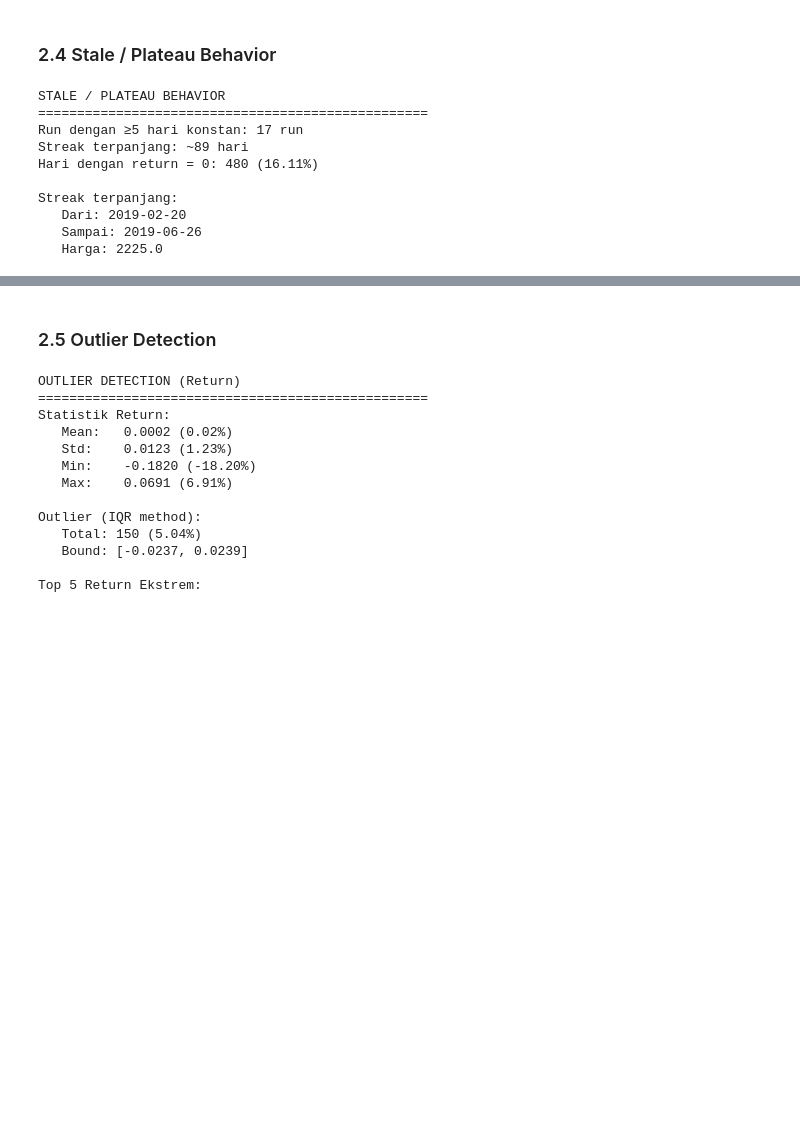
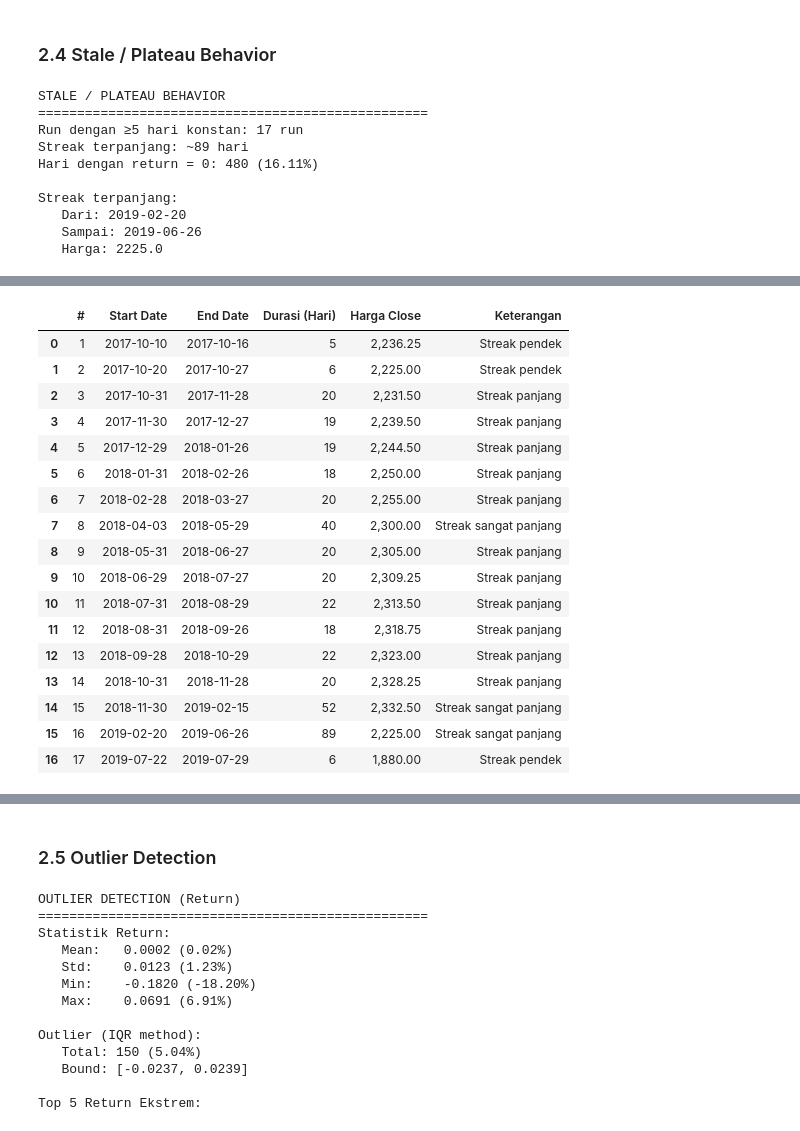
Before and after one commit to DonnyRZ/Alumunium-Price-Prediction, a Jupyter notebook: notebooks/EDA.ipynb, the cells around one changed output, grey strips where cells are left out. Saved outputs shown, nothing was run; the diff lists cells and outputs as text; code cells hidden in the pictures; blank space fills up the shorter version.

```diff
--- a/notebooks/EDA.ipynb
+++ b/notebooks/EDA.ipynb
@@ -234,0 +237,74 @@ Streak terpanjang:
+# %%
+# Fungsi untuk ekstrak semua streak ≥5 hari
+def extract_streaks(df, min_streak=5):
+    """Extract semua streak periode dengan harga konstan"""
+    df_temp = df.copy()
+    df_temp['Price_Changed'] = (df_temp['Close'] != df_temp['Close'].shift(1)).astype(int)
+    df_temp['Streak_Group'] = (df_temp['Price_Changed'] != df_temp['Price_Changed'].shift(1)).cumsum()
+
+    # Group streak
+    streak_groups = df_temp[df_temp['Price_Changed'] == 0].groupby('Streak_Group')
+    streak_lengths = streak_groups.size()
+
+    # Filter streak ≥ min_streak
+    long_streaks = streak_lengths[streak_lengths >= min_streak]
+
+    # Ekstrak detail setiap streak
+    streak_details = []
+    for i, (group_id, length) in enumerate(long_streaks.items(), 1):
+        group_data = df_temp[df_temp['Streak_Group'] == group_id]
+        start_date = group_data.index.min()
+        end_date = group_data.index.max()
+        price = group_data['Close'].iloc[0]
+
+        # Kategorikan
+        if length >= 30:
+            kategori = "Streak sangat panjang"
+        elif length >= 10:
+            kategori = "Streak panjang"
+        else:
+            kategori = "Streak pendek"
+
+        # Cek jika ini missing data
+        if pd.isna(price):
+            kategori = "Missing data block"
+
+        streak_details.append({
+            '#': i,
+            'Start Date': start_date,
+            'End Date': end_date,
+            'Durasi (Hari)': length,
+            'Harga Close': price,
+            'Keterangan': kategori
+        })
+
+    return pd.DataFrame(streak_details)
+
+# Ekstrak dan tampilkan tabel
+streak_table = extract_streaks(df, min_streak=5)
+
+# Tampilkan dengan styling
+print("="*100)
+print("TABEL LENGKAP 17 RUN STREAK (≥5 Hari Konstan)")
+print("="*100)
+print(f"\nTotal run: {len(streak_table)} periode")
+print(f"Total hari dalam streak: {streak_table['Durasi (Hari)'].sum()} hari ({streak_table['Durasi (Hari)'].sum()/len(df)*100:.2f}% dari data)")
+print(f"\nStreak terpanjang: {streak_table['Durasi (Hari)'].max()} hari")
+print(f"Rata-rata durasi: {streak_table['Durasi (Hari)'].mean():.1f} hari\n")
+print("-"*100)
+
+# Display tabel
+display(streak_table.style.set_properties(**{
+    'text-align': 'center',
+    'border': '1px solid black'
+}).format({
+    'Start Date': lambda x: x.strftime('%Y-%m-%d') if pd.notna(x) else 'NaT',
+    'End Date': lambda x: x.strftime('%Y-%m-%d') if pd.notna(x) else 'NaT',
+    'Harga Close': lambda x: f"{x:,.2f}" if pd.notna(x) else 'NaN'
+}).background_gradient(subset=['Durasi (Hari)'], cmap='YlOrRd'))
+
+# Highlight streak terpanjang
+max_streak_idx = streak_table['Durasi (Hari)'].idxmax()
+print(f"\nSTREAK TERPANJANG: {streak_table.loc[max_streak_idx, 'Start Date'].strftime('%Y-%m-%d')} s/d {streak_table.loc[max_streak_idx, 'End Date'].strftime('%Y-%m-%d')}")
+print(f"   Durasi: {streak_table.loc[max_streak_idx, 'Durasi (Hari)']} hari dengan harga {streak_table.loc[max_streak_idx, 'Harga Close']}")
+# %% [output]
@@ -234,0 +322,18 @@ Streak terpanjang:
+|  | # | Start Date | End Date | Durasi (Hari) | Harga Close | Keterangan |
+| 0 | 1 | 2017-10-10 | 2017-10-16 | 5 | 2,236.25 | Streak pendek |
+| 1 | 2 | 2017-10-20 | 2017-10-27 | 6 | 2,225.00 | Streak pendek |
+| 2 | 3 | 2017-10-31 | 2017-11-28 | 20 | 2,231.50 | Streak panjang |
+| 3 | 4 | 2017-11-30 | 2017-12-27 | 19 | 2,239.50 | Streak panjang |
+| 4 | 5 | 2017-12-29 | 2018-01-26 | 19 | 2,244.50 | Streak panjang |
+| 5 | 6 | 2018-01-31 | 2018-02-26 | 18 | 2,250.00 | Streak panjang |
+| 6 | 7 | 2018-02-28 | 2018-03-27 | 20 | 2,255.00 | Streak panjang |
+| 7 | 8 | 2018-04-03 | 2018-05-29 | 40 | 2,300.00 | Streak sangat panjang |
+| 8 | 9 | 2018-05-31 | 2018-06-27 | 20 | 2,305.00 | Streak panjang |
+| 9 | 10 | 2018-06-29 | 2018-07-27 | 20 | 2,309.25 | Streak panjang |
+| 10 | 11 | 2018-07-31 | 2018-08-29 | 22 | 2,313.50 | Streak panjang |
+| 11 | 12 | 2018-08-31 | 2018-09-26 | 18 | 2,318.75 | Streak panjang |
+| 12 | 13 | 2018-09-28 | 2018-10-29 | 22 | 2,323.00 | Streak panjang |
+| 13 | 14 | 2018-10-31 | 2018-11-28 | 20 | 2,328.25 | Streak panjang |
+| 14 | 15 | 2018-11-30 | 2019-02-15 | 52 | 2,332.50 | Streak sangat panjang |
+| 15 | 16 | 2019-02-20 | 2019-06-26 | 89 | 2,225.00 | Streak sangat panjang |
+| 16 | 17 | 2019-07-22 | 2019-07-29 | 6 | 1,880.00 | Streak pendek |
```
Also changed, not shown: parts of 4 cells of this notebook.
